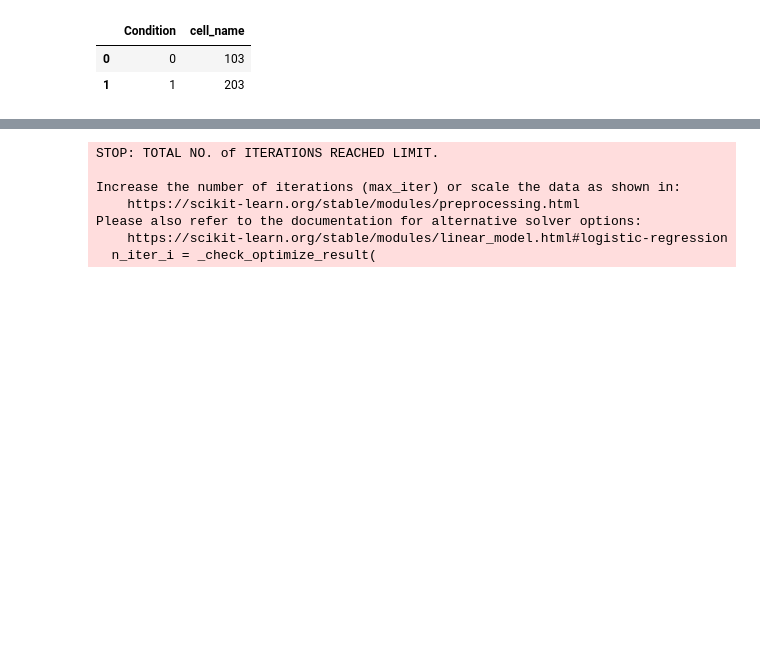
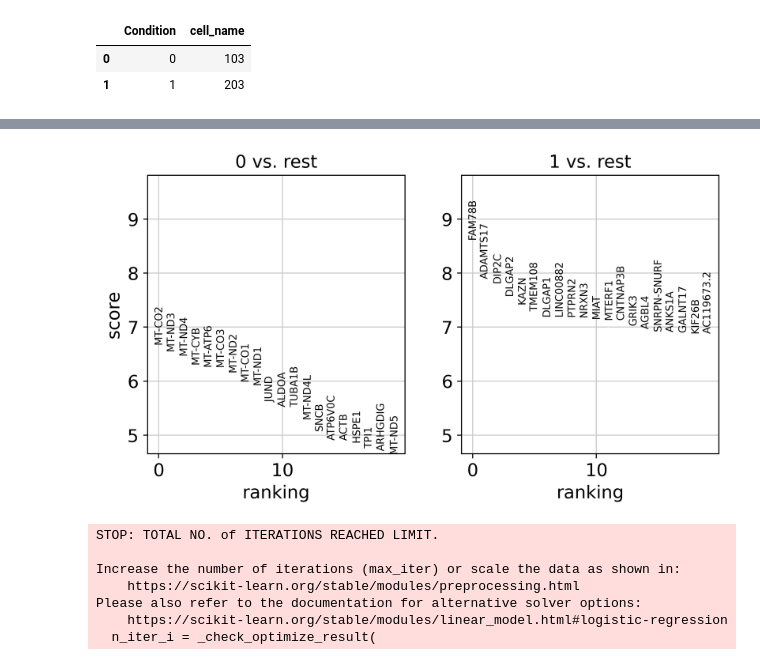
Before and after one commit to EugOT/CN-pr-MDD-snRNA-seq, a Jupyter notebook: notebooks/ClusteringOfPVInterNeurons.ipynb, the cells around one changed output, grey strips where cells are left out. Cells and saved outputs as stored; diff of their text form; code cells hidden in the pictures; blank space fills up the shorter version.

Commit message:
Added DEGs finding for either Condition (healthy vs. MDD)

```diff
--- a/notebooks/ClusteringOfPVInterNeurons.ipynb
+++ b/notebooks/ClusteringOfPVInterNeurons.ipynb
@@ -164,3 +146,17 @@ WARNING:pacmap.pacmap:Running ANNOY Indexing on high-dimensional data. Nearest-n
+# %%
+#Trying to find DEGs for either condition
+
+adata.obs['ConditionCategory'] = adata.obs['Condition'].astype('category')
+sc.tl.rank_genes_groups(
+    adata,
+    groupby="ConditionCategory",  # Column defining your groups
+    method="t-test",      # You can also try 'logreg', 'wilcoxon', or 't-test_overestim_var'
+    key_added="degs_condition"
+)
+# %%
+sc.pl.rank_genes_groups(adata, key='degs_condition')
+# %% [output]
+[figure, added]
 # %%
 sc.tl.rank_genes_groups(adata, 'leiden', method='logreg', key_added="leiden")
 # %% [output]
```
Also changed, not shown: parts of 6 cells of this notebook.
